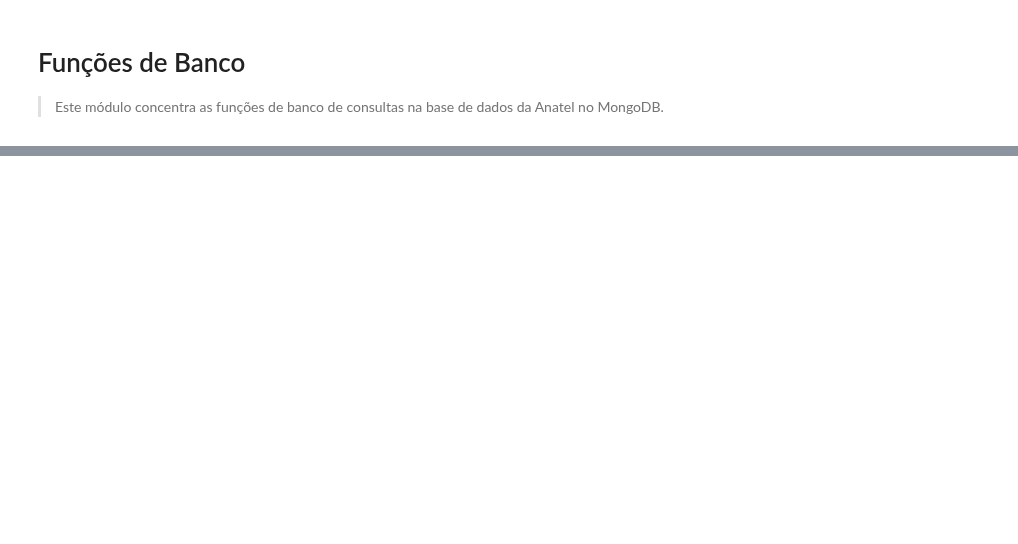
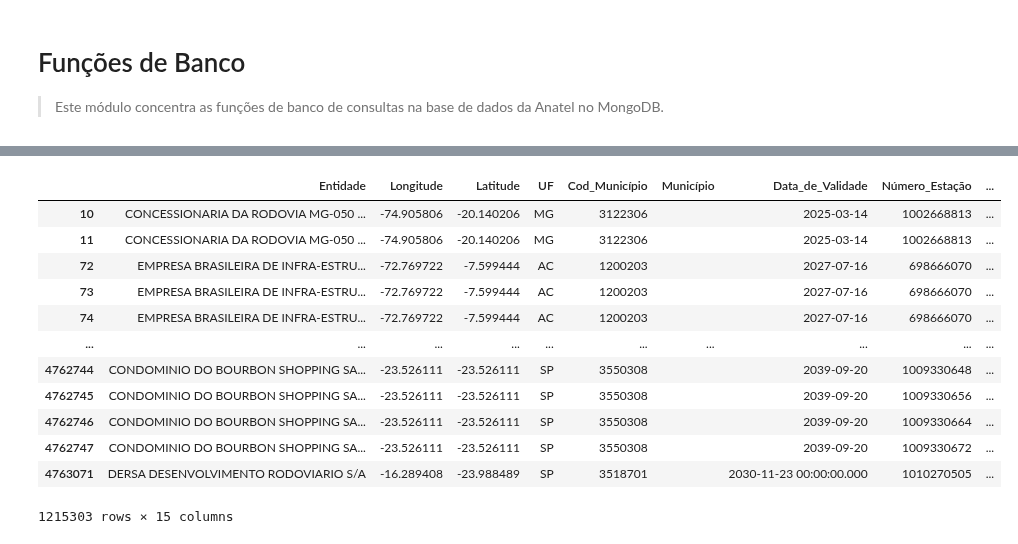
Before and after one commit to ronaldokun/anateldb, a Jupyter notebook: nbs/functionsdb.ipynb, the cells around one changed output, grey strips where cells are left out. Saved outputs shown, nothing was run; the diff lists cells and outputs as text; code cells hidden in the pictures; blank space fills up the shorter version.

```diff
--- a/nbs/functionsdb.ipynb
+++ b/nbs/functionsdb.ipynb
@@ -123,0 +113,4 @@ def consulta_telecom(mongo_client: MongoClient, # Objeto com o cliente para aces
+# %%
+from pathlib import Path
+dest = Path.cwd().parent / 'dados'
+df = pd.read_parquet(f"{dest}/licenciamento.parquet.gzip")
@@ -123,0 +137,22 @@ def consulta_telecom(mongo_client: MongoClient, # Objeto com o cliente para aces
+# %%
+df = df[~df.Designacao_Emissão.str.contains('\d{1}\,\d+')].reset_index(drop=True)
+# %%
+df['Designacao_Emissão'] = df.Designacao_Emissão.str.strip()
+df['Designacao_Emissão'] = df.Designacao_Emissão.str.lstrip()
+df['Designacao_Emissão'] = df.Designacao_Emissão.str.rstrip()
+# %%
+df[df.Designacao_Emissão.str.contains(' ')]
+# %% [output]
+|  | Entidade | Longitude | Latitude | UF | Cod_Município | Município | Data_de_Validade | Número_Estação | ... |
+| 10 | CONCESSIONARIA DA RODOVIA MG-050 ... | -74.905806 | -20.140206 | MG | 3122306 |  | 2025-03-14 | 1002668813 | ... |
+| 11 | CONCESSIONARIA DA RODOVIA MG-050 ... | -74.905806 | -20.140206 | MG | 3122306 |  | 2025-03-14 | 1002668813 | ... |
+| 72 | EMPRESA BRASILEIRA DE INFRA-ESTRU... | -72.769722 | -7.599444 | AC | 1200203 |  | 2027-07-16 | 698666070 | ... |
+| 73 | EMPRESA BRASILEIRA DE INFRA-ESTRU... | -72.769722 | -7.599444 | AC | 1200203 |  | 2027-07-16 | 698666070 | ... |
+| 74 | EMPRESA BRASILEIRA DE INFRA-ESTRU... | -72.769722 | -7.599444 | AC | 1200203 |  | 2027-07-16 | 698666070 | ... |
+| ... | ... | ... | ... | ... | ... | ... | ... | ... | ... |
+| 4762744 | CONDOMINIO DO BOURBON SHOPPING SA... | -23.526111 | -23.526111 | SP | 3550308 |  | 2039-09-20 | 1009330648 | ... |
+| 4762745 | CONDOMINIO DO BOURBON SHOPPING SA... | -23.526111 | -23.526111 | SP | 3550308 |  | 2039-09-20 | 1009330656 | ... |
+| 4762746 | CONDOMINIO DO BOURBON SHOPPING SA... | -23.526111 | -23.526111 | SP | 3550308 |  | 2039-09-20 | 1009330664 | ... |
+| 4762747 | CONDOMINIO DO BOURBON SHOPPING SA... | -23.526111 | -23.526111 | SP | 3550308 |  | 2039-09-20 | 1009330672 | ... |
+| 4763071 | DERSA DESENVOLVIMENTO RODOVIARIO S/A | -16.289408 | -23.988489 | SP | 3518701 |  | 2030-11-23 00:00:00.000 | 1010270505 | ... |
+1215303 rows × 15 columns
```
Also changed, not shown: parts of 14 cells of this notebook, 10 other files.
